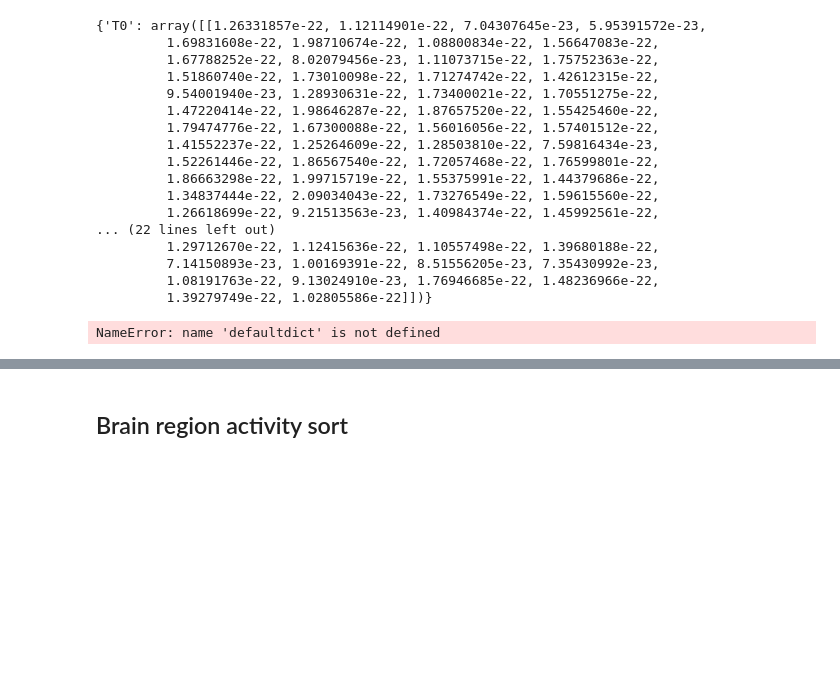
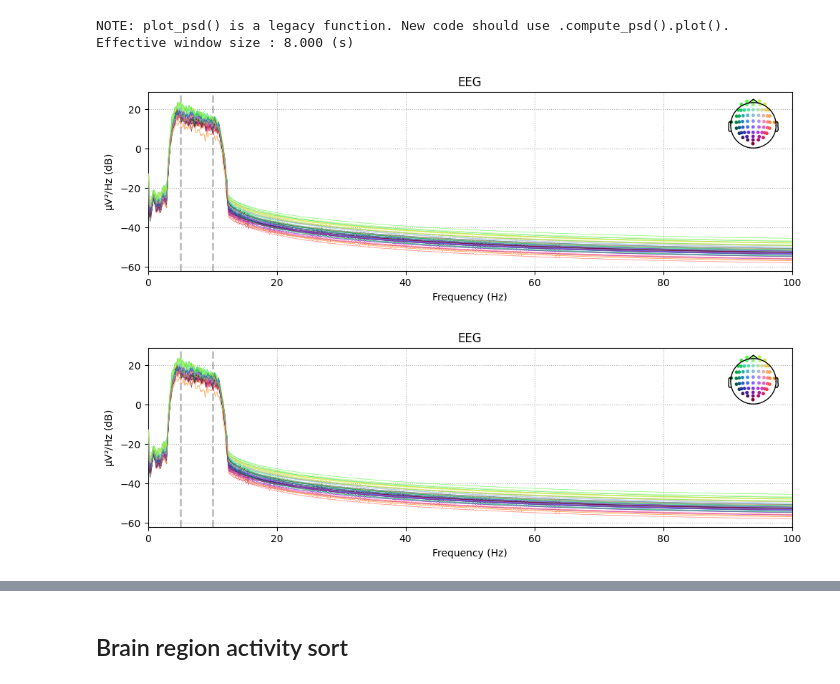
Before and after one commit to gjoelbye/TCAV-BENDR, a Jupyter notebook: notebooks/development.ipynb, the cells around one changed output, grey strips where cells are left out. Drawn from its saved outputs; the diff is of its cells as text; code cells hidden in the pictures; blank space fills up the shorter version.

```diff
--- a/notebooks/development.ipynb
+++ b/notebooks/development.ipynb
@@ -31,29 +25,16 @@ tmp2 = np.load("mmidb_aparc.a2009s_1.0.npy", allow_pickle=True).item()
-# %%
-tmp['S101']['S101R01']
-# %% [output]
-{'T0': array([[1.26331857e-22, 1.12114901e-22, 7.04307645e-23, 5.95391572e-23,
-         1.69831608e-22, 1.98710674e-22, 1.08800834e-22, 1.56647083e-22,
-         1.67788252e-22, 8.02079456e-23, 1.11073715e-22, 1.75752363e-22,
-         1.51860740e-22, 1.73010098e-22, 1.71274742e-22, 1.42612315e-22,
-         9.54001940e-23, 1.28930631e-22, 1.73400021e-22, 1.70551275e-22,
-         1.47220414e-22, 1.98646287e-22, 1.87657520e-22, 1.55425460e-22,
-         1.79474776e-22, 1.67300088e-22, 1.56016056e-22, 1.57401512e-22,
-         1.41552237e-22, 1.25264609e-22, 1.28503810e-22, 7.59816434e-23,
-         1.52261446e-22, 1.86567540e-22, 1.72057468e-22, 1.76599801e-22,
-         1.86663298e-22, 1.99715719e-22, 1.55375991e-22, 1.44379686e-22,
-         1.34837444e-22, 2.09034043e-22, 1.73276549e-22, 1.59615560e-22,
-         1.26618699e-22, 9.21513563e-23, 1.40984374e-22, 1.45992561e-22,
-... (22 lines left out)
-         1.29712670e-22, 1.12415636e-22, 1.10557498e-22, 1.39680188e-22,
-         7.14150893e-23, 1.00169391e-22, 8.51556205e-23, 7.35430992e-23,
-         1.08191763e-22, 9.13024910e-23, 1.76946685e-22, 1.48236966e-22,
-         1.39279749e-22, 1.02805586e-22]])}
 # %%
 edf_file_path = 'data/eegmmidb/files/S088/S088R03.edf'
 subjects_dir, subject, trans, src_path, bem_path = get_fsaverage()
 # %%
-raw = get_raw(edf_file_path, filter=True)
+raw = get_raw(edf_file_path, filter=True, high_pass=5, low_pass=10)
 annotations = get_annotations(edf_file_path)
 annotation_dict = get_window_dict(raw, annotations)
+# %%
+raw.plot_psd(fmax=100)
+# %% [output]
+NOTE: plot_psd() is a legacy function. New code should use .compute_psd().plot().
+Effective window size : 8.000 (s)
+[figure, added]
+[figure, added]
 # %%
 mmidb_path = Path(r"/home/s194260/BENDR-XAI/data/eegmmidb/files")
@@ -101,4 +58,0 @@ dataset_activity = np.load("mmidb_aparc.a2009s_1.0.npy", allow_pickle=True).item
-# %%
-tmp = defaultdict(lambda: {})
-# %% [output]
-NameError: name 'defaultdict' is not defined
```
Also changed, not shown: parts of 13 cells of this notebook, 4 other files.
